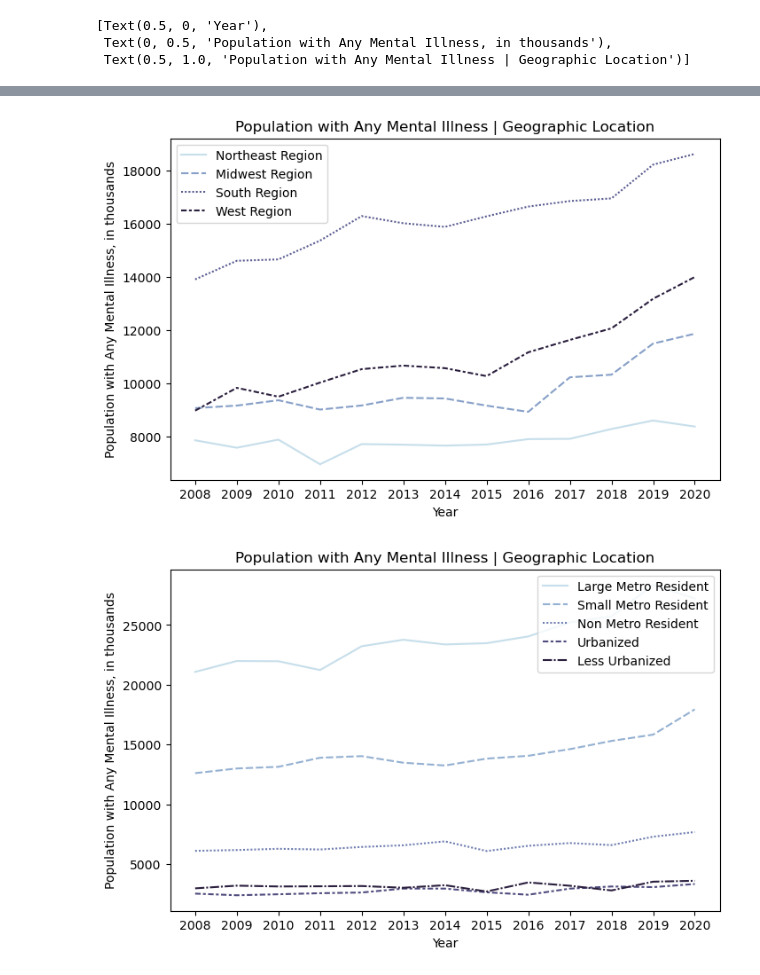
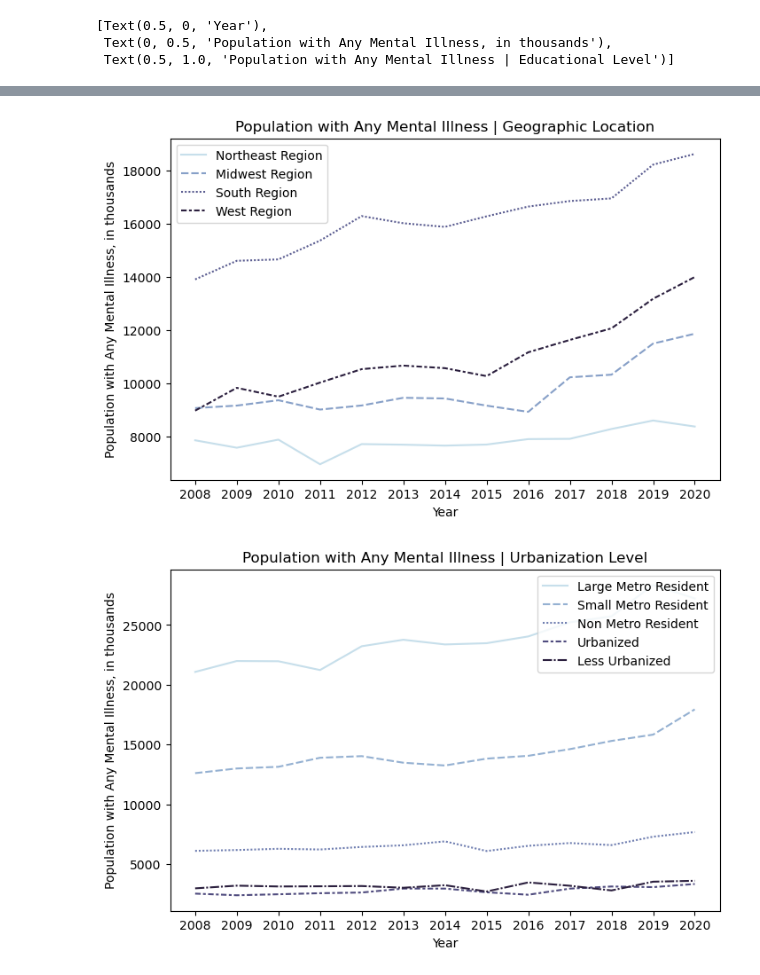
Before and after one commit to anly501/anly-501-project-elliotzli, a Jupyter notebook: codes/exploring data/Any Mental Illness 2008-2020 based on demographic info.ipynb, the cells around one changed output, grey strips where cells are left out. Saved outputs shown, nothing was run; the diff lists cells and outputs as text; code cells hidden in the pictures.

```diff
--- a/codes/exploring data/Any Mental Illness 2008-2020 based on demographic info.ipynb
+++ b/codes/exploring data/Any Mental Illness 2008-2020 based on demographic info.ipynb
@@ -57,34 +57,34 @@ df2 = df[5:11]
 df2 = df2.T
 
 fig, ax = plt.subplots(figsize=(8, 5))
 fig = sns.lineplot(data=df2,palette='ch:s=.25,rot=-.25')
 fig.set( xlabel ="Year", ylabel = "Population with Any Mental Illness, in thousands", title ='Population with Any Mental Illness | Race & Ethnicity')
 
 df3 = df[11:15]
 df3 = df3.T
 
 fig, ax = plt.subplots(figsize=(8, 5))
 fig = sns.lineplot(data=df3,palette='ch:s=.25,rot=-.25')
 fig.set( xlabel ="Year", ylabel = "Population with Any Mental Illness, in thousands", title ='Population with Any Mental Illness | Geographic Location')
 
 df4 = df[15:20]
 df4 = df4.T
 
 fig, ax = plt.subplots(figsize=(8, 5))
 fig = sns.lineplot(data=df4,palette='ch:s=.25,rot=-.25')
-fig.set( xlabel ="Year", ylabel = "Population with Any Mental Illness, in thousands", title ='Population with Any Mental Illness | Geographic Location')
+fig.set( xlabel ="Year", ylabel = "Population with Any Mental Illness, in thousands", title ='Population with Any Mental Illness | Urbanization Level')
 
 df5 = df[20:24]
 df5 = df5.T
 
 fig, ax = plt.subplots(figsize=(8, 5))
 fig = sns.lineplot(data=df5,palette='ch:s=.25,rot=-.25')
-fig.set( xlabel ="Year", ylabel = "Population with Any Mental Illness, in thousands", title ='Population with Any Mental Illness | Geographic Location')
+fig.set( xlabel ="Year", ylabel = "Population with Any Mental Illness, in thousands", title ='Population with Any Mental Illness | Educational Level')
 # %% [output]
 [Text(0.5, 0, 'Year'),
  Text(0, 0.5, 'Population with Any Mental Illness, in thousands'),
- Text(0.5, 1.0, 'Population with Any Mental Illness | Geographic Location')]
+ Text(0.5, 1.0, 'Population with Any Mental Illness | Educational Level')]
 [figure]
 [figure]
 [figure]
-[figure, old version]
+[figure, new version]
```
Also changed, not shown: parts of 2 cells of this notebook, 16 other files.
